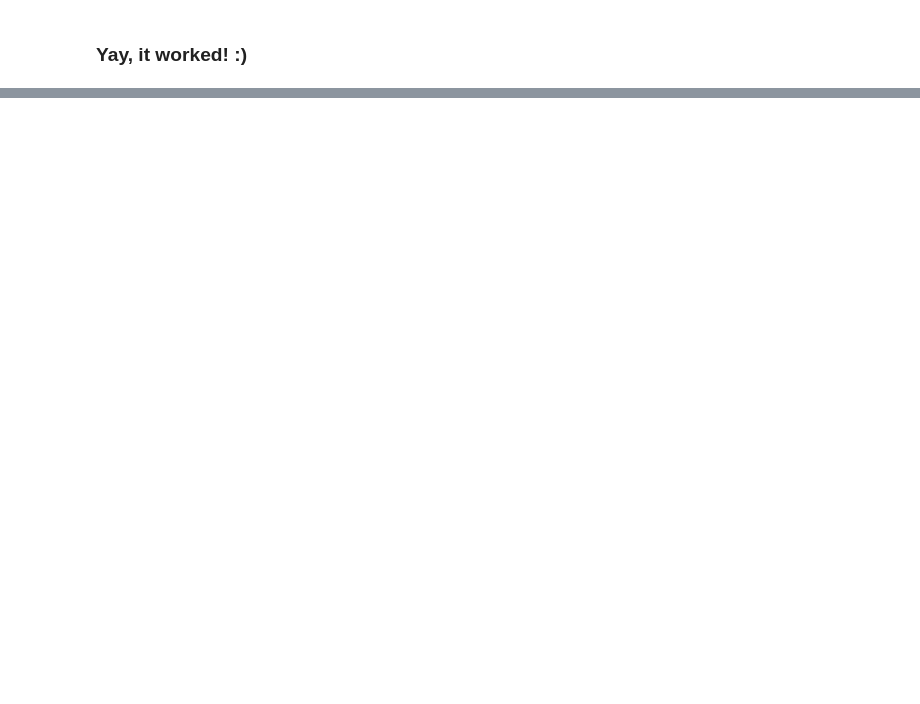
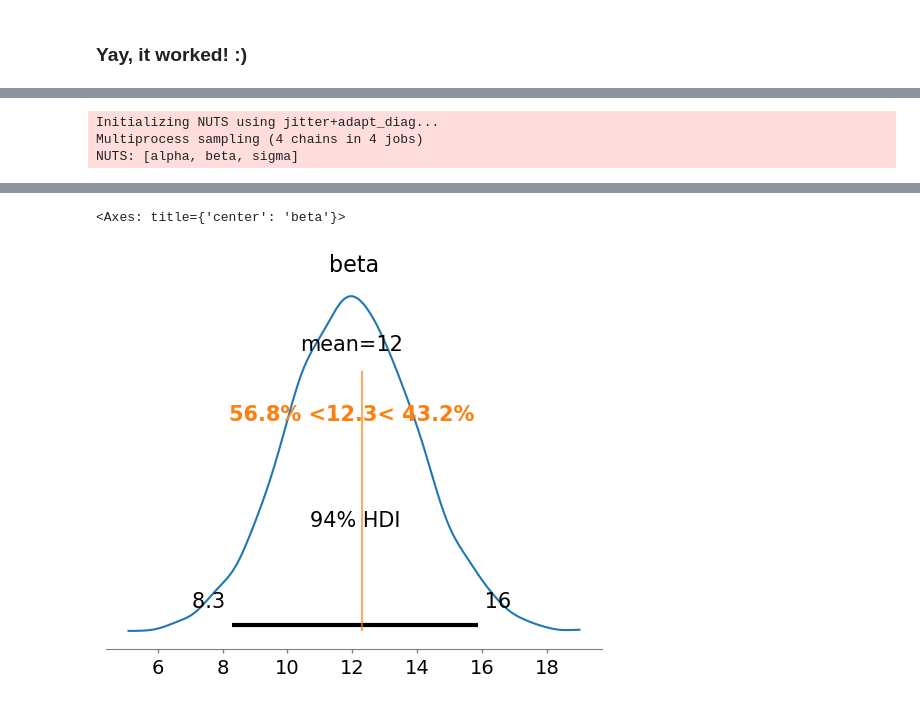
Before and after one commit to tarmojuristo/bayes2025, a Jupyter notebook: basketball.ipynb, the cells around one changed output, grey strips where cells are left out. Cells and saved outputs as stored; diff of their text form; code cells hidden in the pictures; blank space fills up the shorter version.

Commit message:
model workshop

```diff
--- a/basketball.ipynb
+++ b/basketball.ipynb
@@ -280,0 +375,20 @@ Sampling 4 chains for 1_000 tune and 1_000 draw iterations (4_000 + 4_000 draws
+# %%
+with pm.Model() as model:
+    # Poisson prior for baseline performance (expected number of successes)
+    lambda0 = pm.Poisson("lambda0", mu=25, shape=N)  # Prior centered around 25/50 successes
+
+    # Treatment effect on *additional number of successes*
+    ate_count = pm.Poisson("ate_count", mu=5)  # Prior for treatment effect (in counts)
+
+    # Expected post-treatment successes
+    lambda1 = pm.Deterministic("lambda1", lambda0 + ate_count * treatment)
+
+    # Observed data: Binomial likelihood
+    y0_obs = pm.Binomial("y0_obs", n=50, p=lambda0 / 50, observed=y0)
+    y1_obs = pm.Binomial("y1_obs", n=50, p=lambda1 / 50, observed=y1)
+
+    # Inference
+    trace = pm.sample(2000, return_inferencedata=True)
+
+# Posterior summary
+az.summary(trace, var_names=["ate_count"])
@@ -280,0 +405,21 @@ Sampling 4 chains for 1_000 tune and 1_000 draw iterations (4_000 + 4_000 draws
+# %%
+import pytensor.tensor as pt
+
+with pm.Model() as model:
+    alpha = pm.Normal("alpha", mu=0, sigma=10)
+    beta = pm.Normal("beta", mu=0, sigma=10)
+    #sigma = pm.HalfCauchy("sigma", beta=5)
+    # Changed sigma prior to HalfNormal that has thinner tail and therefore shrinks signma towards zero
+    sigma = pm.HalfNormal("sigma", sigma=5)
+
+    mu = pt.math.maximum(0.001,alpha + beta * z)
+    likelihood = pm.Poisson("y", mu=mu, observed=y)
+
+    trace = pm.sample()
+
+pm.summary(trace)
+pm.plot_posterior(trace, var_names=["beta"], ref_val=12.3)
+# %% [output]
+Initializing NUTS using jitter+adapt_diag...
+Multiprocess sampling (4 chains in 4 jobs)
+NUTS: [alpha, beta, sigma]
@@ -280,0 +430,2 @@ Sampling 4 chains for 1_000 tune and 1_000 draw iterations (4_000 + 4_000 draws
+<Axes: title={'center': 'beta'}>
+[figure, added]
```
Also changed, not shown: parts of 69 cells of this notebook, 4 other files.
